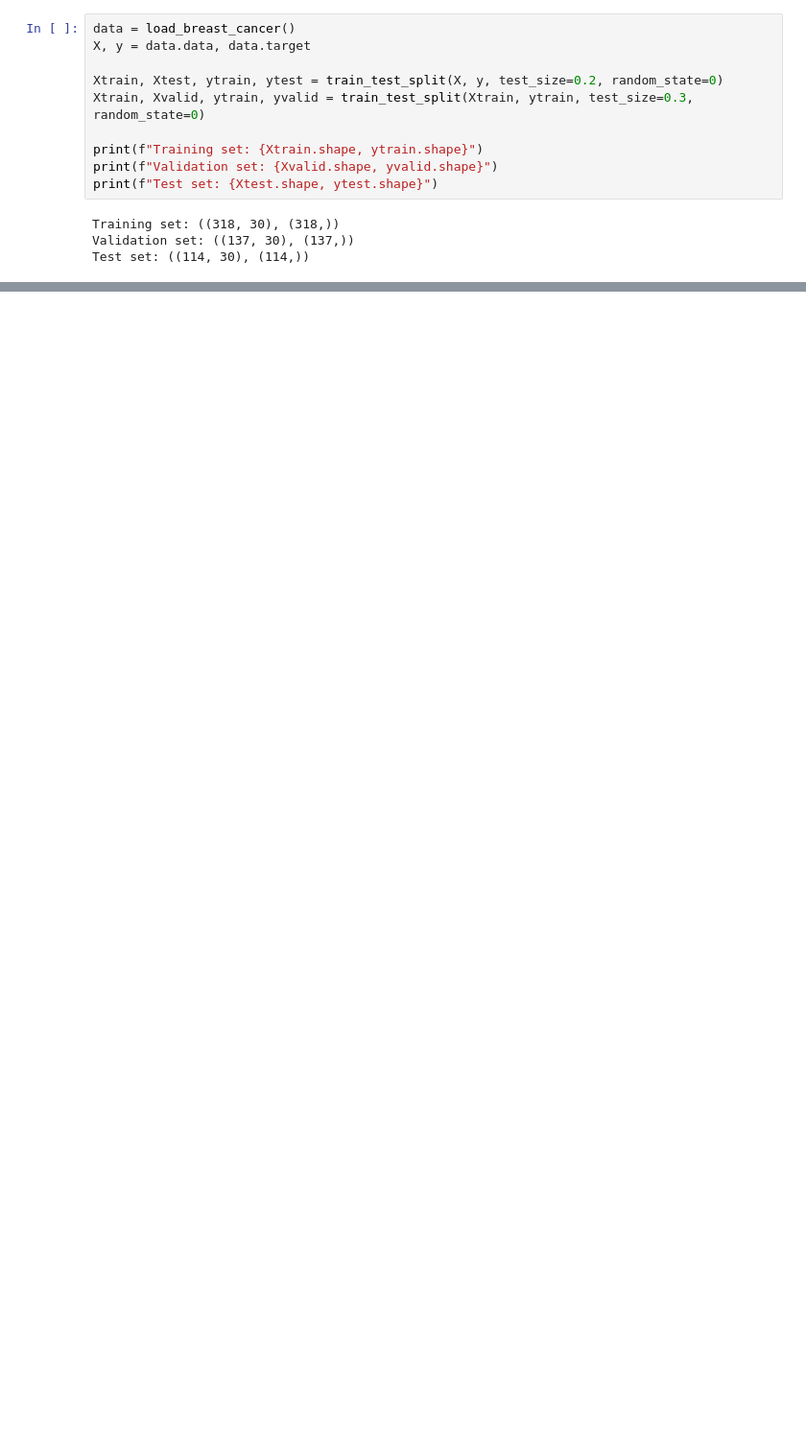
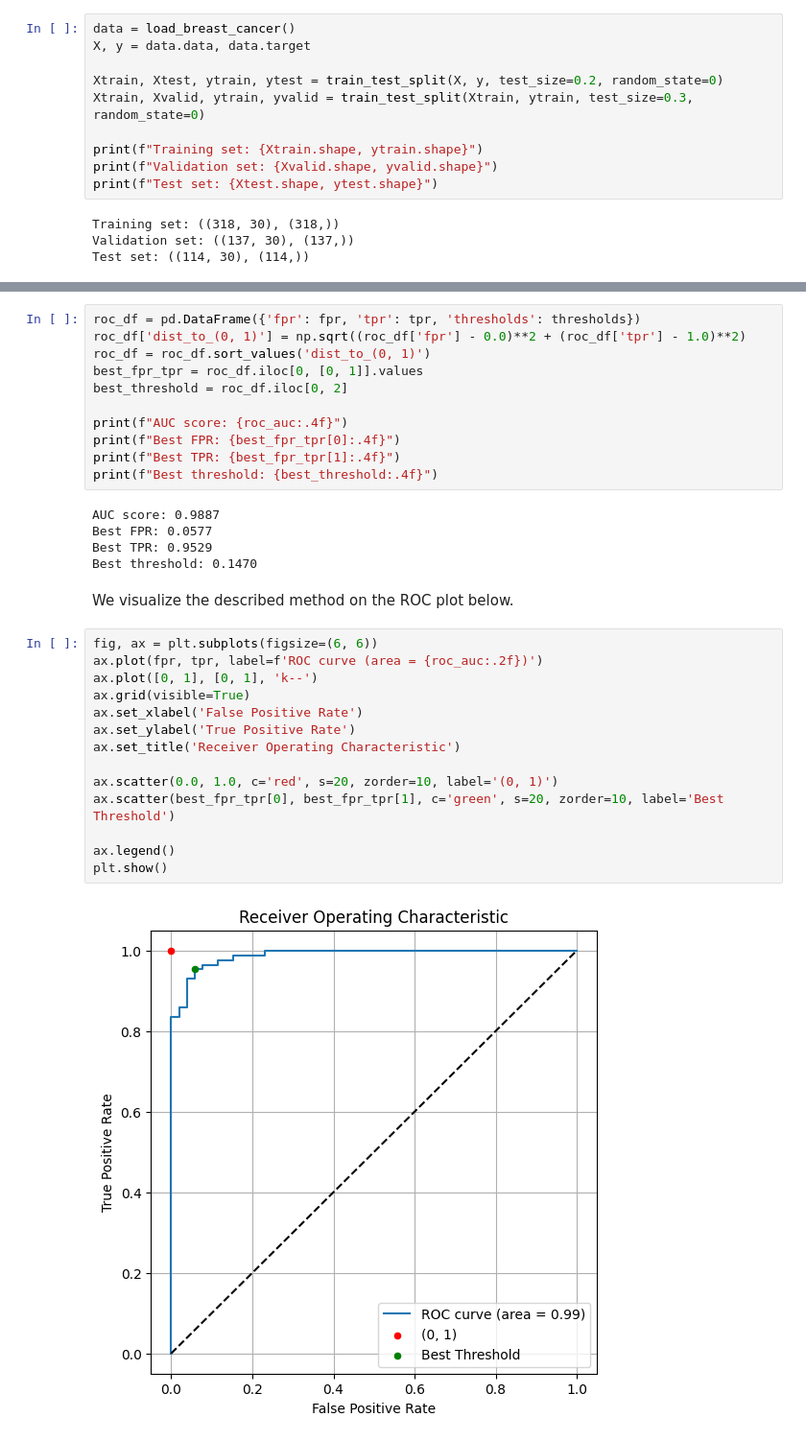
Before and after one commit to jakubweglowski/Machine-Learning-Summer-2024-25, a Jupyter notebook: Homework03_regression.ipynb, the cells around one changed output, grey strips where cells are left out. Shown at 96% size. Saved outputs shown, nothing was run; the diff lists cells and outputs as text; blank space fills up the shorter version.

```diff
--- a/Homework03_regression.ipynb
+++ b/Homework03_regression.ipynb
@@ -59,0 +63,34 @@ fpr, tpr, thresholds
+# %%
+roc_df = pd.DataFrame({'fpr': fpr, 'tpr': tpr, 'thresholds': thresholds})
+roc_df['dist_to_(0, 1)'] = np.sqrt((roc_df['fpr'] - 0.0)**2 + (roc_df['tpr'] - 1.0)**2)
+roc_df = roc_df.sort_values('dist_to_(0, 1)')
+best_fpr_tpr = roc_df.iloc[0, [0, 1]].values
+best_threshold = roc_df.iloc[0, 2]
+
+print(f"AUC score: {roc_auc:.4f}")
+print(f"Best FPR: {best_fpr_tpr[0]:.4f}")
+print(f"Best TPR: {best_fpr_tpr[1]:.4f}")
+print(f"Best threshold: {best_threshold:.4f}")
+# %% [output]
+AUC score: 0.9887
+Best FPR: 0.0577
+Best TPR: 0.9529
+Best threshold: 0.1470
+# %% [markdown]
+We visualize the described method on the ROC plot below.
+# %%
+fig, ax = plt.subplots(figsize=(6, 6))
+ax.plot(fpr, tpr, label=f'ROC curve (area = {roc_auc:.2f})')
+ax.plot([0, 1], [0, 1], 'k--')
+ax.grid(visible=True)
+ax.set_xlabel('False Positive Rate')
+ax.set_ylabel('True Positive Rate')
+ax.set_title('Receiver Operating Characteristic')
+
+ax.scatter(0.0, 1.0, c='red', s=20, zorder=10, label='(0, 1)')
+ax.scatter(best_fpr_tpr[0], best_fpr_tpr[1], c='green', s=20, zorder=10, label='Best Threshold')
+
+ax.legend()
+plt.show()
+# %% [output]
+[figure, added]
```
Also changed, not shown: parts of 12 cells of this notebook.
